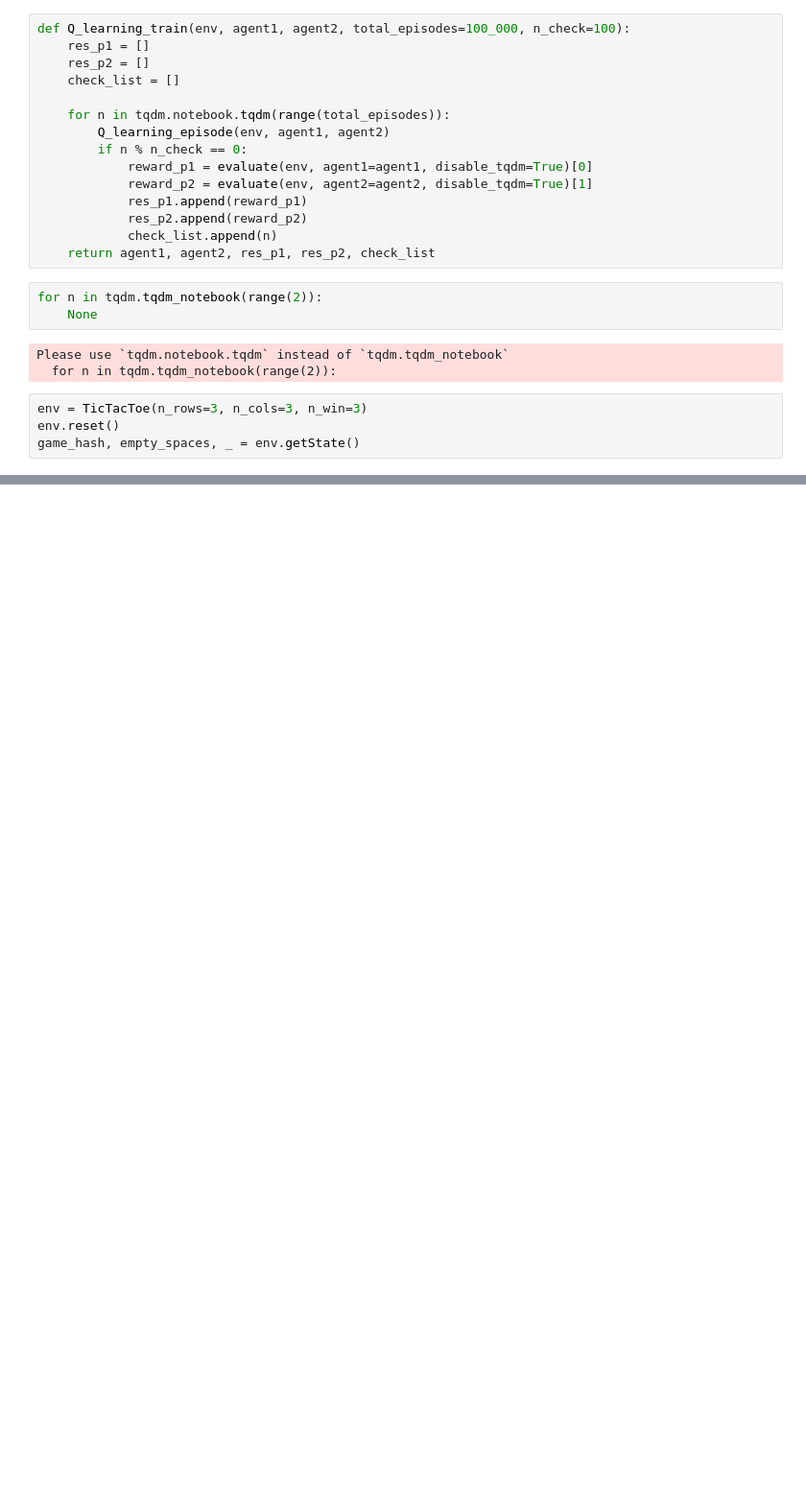
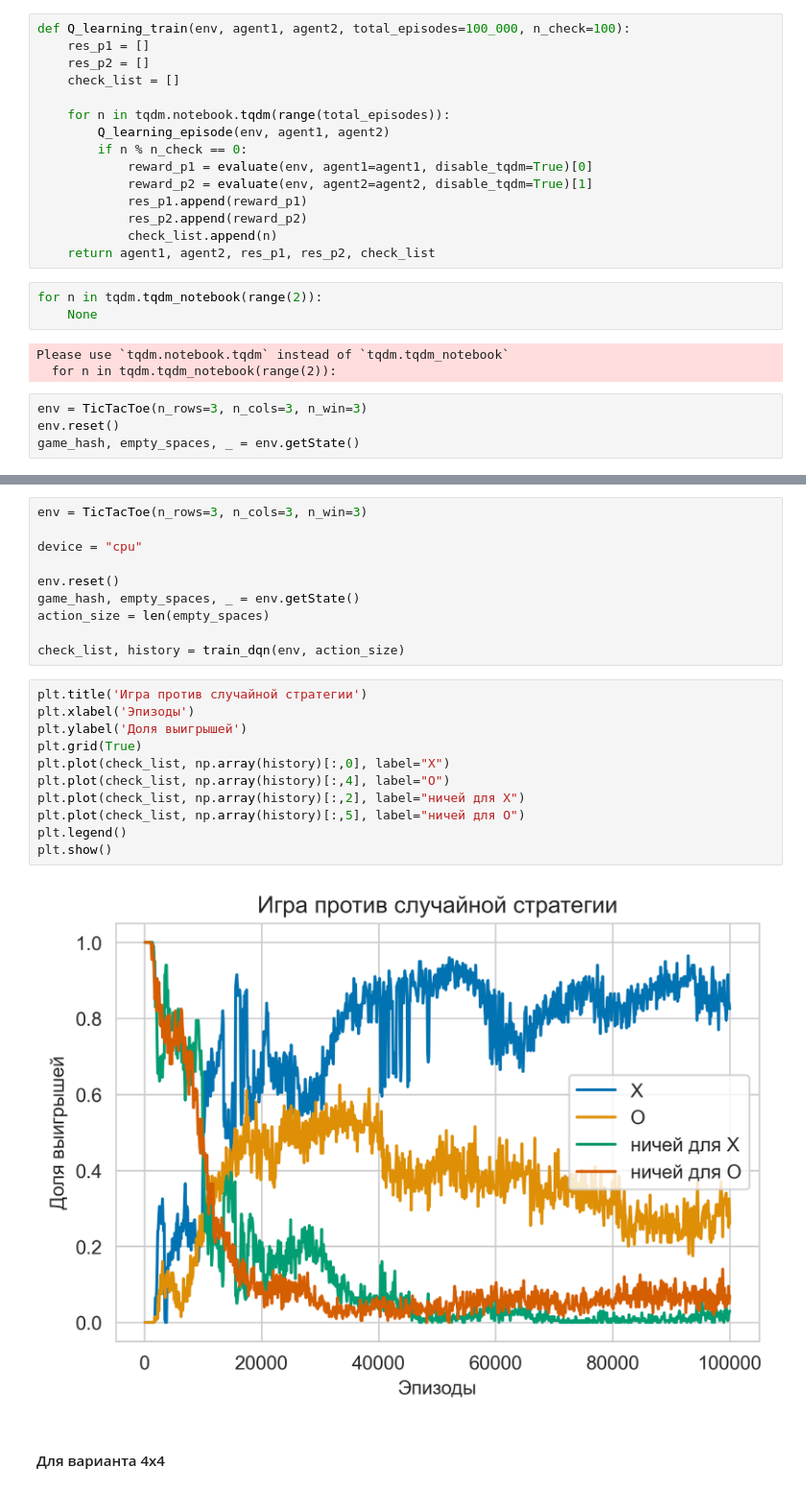
Before and after one commit to SavkinEgor/MADE_Advanced_DL, a Jupyter notebook: TicTacToe/TicTacToe_RL.ipynb, the cells around one changed output, grey strips where cells are left out. Shown at 96% size. Drawn from its saved outputs; the diff is of its cells as text; blank space fills up the shorter version.

```diff
--- a/TicTacToe/TicTacToe_RL.ipynb
+++ b/TicTacToe/TicTacToe_RL.ipynb
@@ -404,0 +795,25 @@ plt.show()
+# %%
+env = TicTacToe(n_rows=3, n_cols=3, n_win=3)
+
+device = "cpu"
+
+env.reset()
+game_hash, empty_spaces, _ = env.getState()
+action_size = len(empty_spaces)
+
+check_list, history = train_dqn(env, action_size)
+# %%
+plt.title('Игра против случайной стратегии')
+plt.xlabel('Эпизоды')
+plt.ylabel('Доля выигрышей')
+plt.grid(True)
+plt.plot(check_list, np.array(history)[:,0], label="X")
+plt.plot(check_list, np.array(history)[:,4], label="O")
+plt.plot(check_list, np.array(history)[:,2], label="ничей для X")
+plt.plot(check_list, np.array(history)[:,5], label="ничей для O")
+plt.legend()
+plt.show()
+# %% [output]
+[figure, added]
+# %% [markdown]
+#### Для варианта 4х4
```
Also changed, not shown: parts of 30 cells of this notebook, 1 other file.
